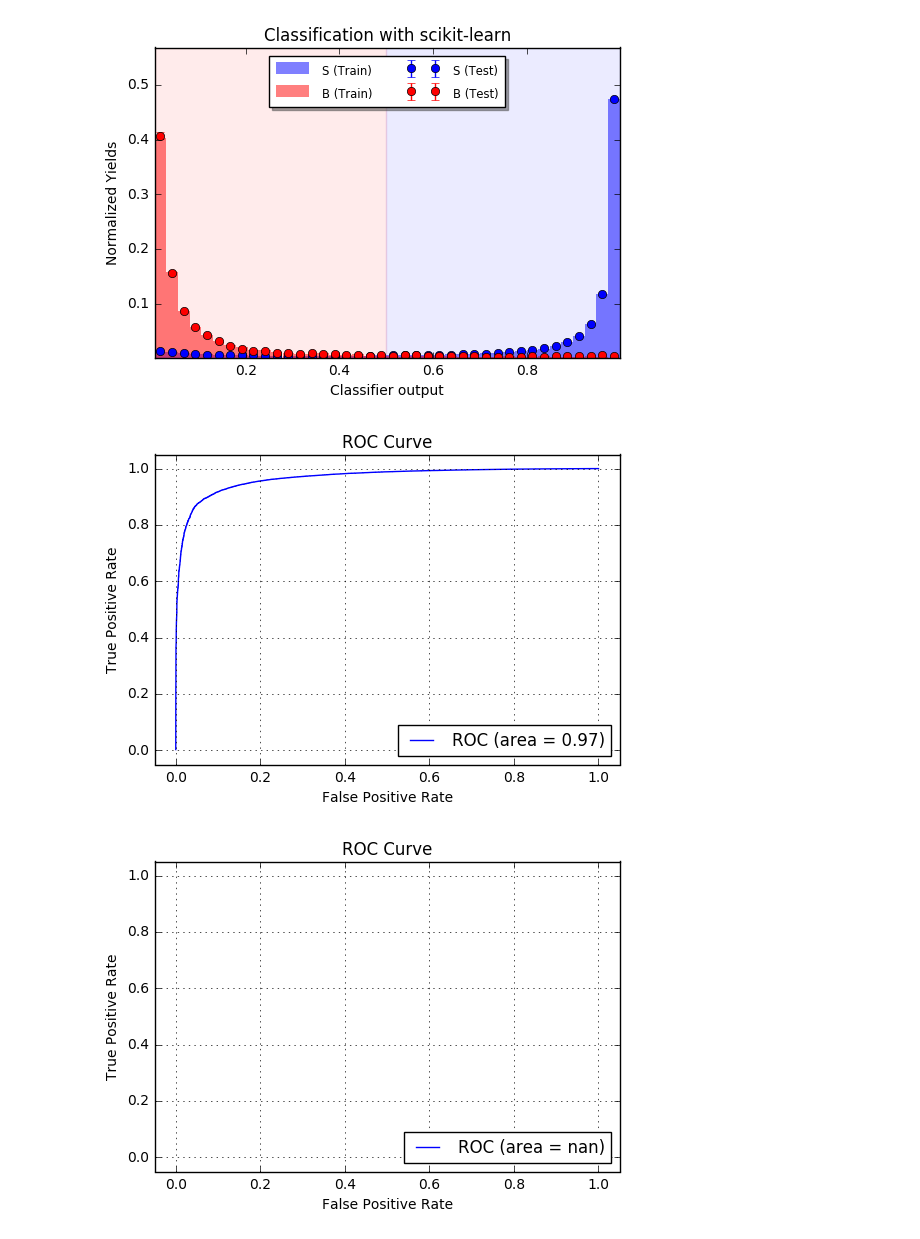
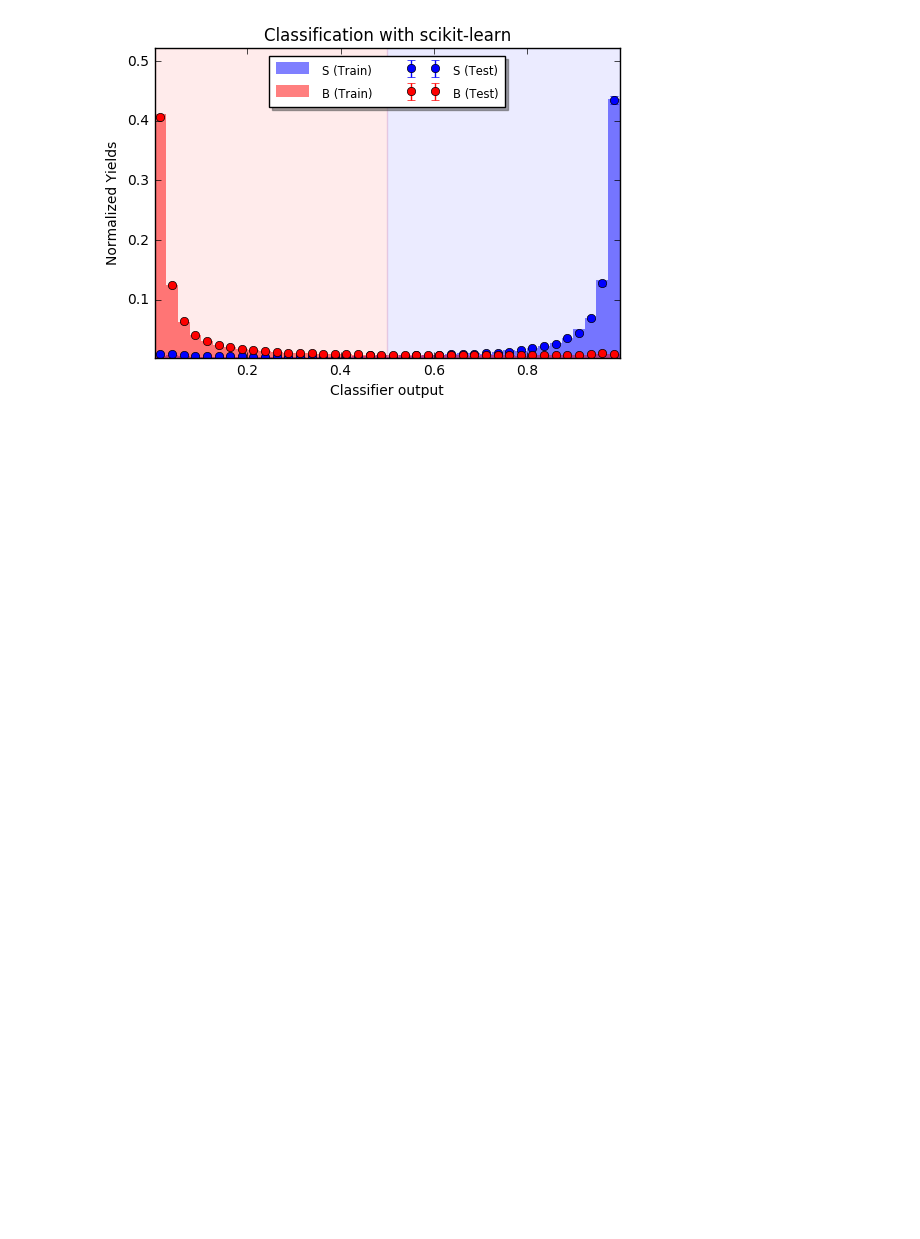
Before and after one commit to michelif/HHbbgg_ETH, a Jupyter notebook: Training/notebooks/trainMVAHHbbgg_bjetSamples.ipynb, the cells around one changed output. Saved outputs shown, nothing was run; the diff lists cells and outputs as text; code cells hidden in the pictures; blank space fills up the shorter version.

```diff
--- a/Training/notebooks/trainMVAHHbbgg_bjetSamples.ipynb
+++ b/Training/notebooks/trainMVAHHbbgg_bjetSamples.ipynb
@@ -50,6 +51,6 @@ using signal file n.0: /mnt/t3nfs01/data01/shome/micheli/HHbbgg_ETH/root_files/2
 # %%
 ###simple stupid test
-branch_names = 'leadingJet_bDis,subleadingJet_bDis,leadingPhotonSigOverE,subleadingPhotonSigOverE,sigmaMOverMDecorr,PhoJetMinDr'.split(",")
+#branch_names = 'leadingJet_bDis,subleadingJet_bDis,leadingPhotonSigOverE,subleadingPhotonSigOverE,sigmaMOverMDecorr,PhoJetMinDr'.split(",")
 
 #use noexpand for root expressions, it needs this file https://github.com/ibab/root_pandas/blob/master/root_pandas/readwrite.py
 #branch_names = 'leadingJet_bDis,subleadingJet_bDis,noexpand:fabs(CosThetaStar_CS),noexpand:fabs(CosTheta_bb),noexpand:fabs(CosTheta_gg),noexpand:diphotonCandidate.Pt()/diHiggsCandidate.M(),noexpand:dijetCandidate.Pt()/diHiggsCandidate.M(),customLeadingPhotonIDMVA,customSubLeadingPhotonIDMVA,leadingPhotonSigOverE,subleadingPhotonSigOverE,sigmaMOverMDecorr,DiJetDiPho_DR'.split(",")
@@ -57,7 +58,7 @@ branch_names = 'leadingJet_bDis,subleadingJet_bDis,leadingPhotonSigOverE,sublead
 ###### REMOVING DR(hh) since not SAFE
 ### remove DR if you don't want to use it
 ### adding minDr(Gamma,Jet)
-#branch_names = 'leadingJet_bDis,subleadingJet_bDis,noexpand:fabs(CosThetaStar_CS),noexpand:fabs(CosTheta_bb),noexpand:fabs(CosTheta_gg),noexpand:diphotonCandidate.Pt()/diHiggsCandidate.M(),noexpand:dijetCandidate.Pt()/diHiggsCandidate.M(),customLeadingPhotonIDMVA,customSubLeadingPhotonIDMVA,leadingPhotonSigOverE,subleadingPhotonSigOverE,sigmaMOverMDecorr,PhoJetMinDr'.split(",")
+branch_names = 'leadingJet_bDis,subleadingJet_bDis,noexpand:fabs(CosThetaStar_CS),noexpand:fabs(CosTheta_bb),noexpand:fabs(CosTheta_gg),noexpand:diphotonCandidate.Pt()/diHiggsCandidate.M(),noexpand:dijetCandidate.Pt()/diHiggsCandidate.M(),customLeadingPhotonIDMVA,customSubLeadingPhotonIDMVA,leadingPhotonSigOverE,subleadingPhotonSigOverE,sigmaMOverMDecorr,PhoJetMinDr'.split(",") #set of variables March 2017
 #### Trying to add Mjj as variable, removing DR
 #branch_names = 'leadingJet_bDis,subleadingJet_bDis,noexpand:fabs(CosThetaStar_CS),noexpand:fabs(CosTheta_bb),noexpand:fabs(CosTheta_gg),noexpand:diphotonCandidate.Pt()/diHiggsCandidate.M(),noexpand:dijetCandidate.Pt()/diHiggsCandidate.M(),customLeadingPhotonIDMVA,customSubLeadingPhotonIDMVA,leadingPhotonSigOverE,subleadingPhotonSigOverE,sigmaMOverMDecorr,noexpand:dijetCandidate.M()'.split(",")
 #### Trying to add Mjj as variable, keeping DR
@@ -87,7 +88,7 @@ X_bkg,y_bkg,weights_bkg,X_sig,y_sig,weights_sig=preprocessing.set_variables(bran
 #relative weighting between components of one class is kept, all classes normalized to the same
 weights_sig=preprocessing.weight_signal_with_resolution(weights_sig,y_sig)
 #reweight also resonant higgs with resolution
-weights_bkg=preprocessing.weight_background_with_resolution(weights_bkg,y_bkg,-3)
+#weights_bkg=preprocessing.weight_background_with_resolution(weights_bkg,y_bkg,-3)
 #weights_bkg=preprocessing.weight_background_with_resolution(weights_bkg,y_bkg,-4)
 
 
@@ -96,7 +97,7 @@ weights_bkg,weights_sig=preprocessing.normalize_process_weights(weights_bkg,y_bk
 #######correct weight
 #weights_bkg=preprocessing.scale_process_weight(weights_bkg,y_bkg,-3.,0.0049)
 #try to increase weight of ggH
-weights_bkg=preprocessing.scale_process_weight(weights_bkg,y_bkg,-3.,0.049)
+#weights_bkg=preprocessing.scale_process_weight(weights_bkg,y_bkg,-3.,0.049)
 
 #weights_bkg=preprocessing.scale_process_weight(weights_bkg,y_bkg,-4.,0.00044)
 
@@ -144,15 +148,13 @@ joblib.dump(clf, os.path.expanduser('~/HHbbgg_ETH_devel/Training/output_files/si
 # %%
 import matplotlib.pyplot as plt
 
 plotting.plot_classifier_output(clf,X_total_train,X_total_test,y_total_train,y_total_test,outString="xbrg_resWeight_optimized_ggH_reweight_smalltest")
 plt.show()
-fpr_gJets_2ndtest_2,tpr_gJets_2ndtest_2 = plotting.plot_roc_curve_multiclass_singleBkg(X_total_test,y_total_test,clf,-2,outString="xgbr_gJets_resWeighting_optimized_ggH_reweight_smalltest",weights=w_total_test)
-plt.show()
-fpr_dipho_2ndtest_2,tpr_dipho_2ndtest_2 = plotting.plot_roc_curve_multiclass_singleBkg(X_total_test,y_total_test,clf,-1,outString="xgbr_diphotons_resWeighting_optimized_ggH_reweight_smalltest",weights=w_total_test)
-plt.show()
-fpr_dipho_2ndtest_2,tpr_dipho_2ndtest_2 = plotting.plot_roc_curve_multiclass_singleBkg(X_total_test,y_total_test,clf,-3,outString="xgbr_diphotonsBJets_resWeighting_optimized_ggH_reweight_smalltest",weights=w_total_test)
-plt.show()
+#fpr_gJets_2ndtest_2,tpr_gJets_2ndtest_2 = plotting.plot_roc_curve_multiclass_singleBkg(X_total_test,y_total_test,clf,-2,outString="xgbr_gJets_resWeighting_optimized_ggH_reweight_smalltest",weights=w_total_test)
+#plt.show()
+#fpr_dipho_2ndtest_2,tpr_dipho_2ndtest_2 = plotting.plot_roc_curve_multiclass_singleBkg(X_total_test,y_total_test,clf,-1,outString="xgbr_diphotons_resWeighting_optimized_ggH_reweight_smalltest",weights=w_total_test)
+#plt.show()
+#fpr_dipho_2ndtest_2,tpr_dipho_2ndtest_2 = plotting.plot_roc_curve_multiclass_singleBkg(X_total_test,y_total_test,clf,-3,outString="xgbr_diphotonsBJets_resWeighting_optimized_ggH_reweight_smalltest",weights=w_total_test)
+#plt.show()
 # %% [output]
-[figure, old version]
+[figure, new version]
-[figure, removed]
-[figure, removed]
```
Also changed, not shown: parts of 7 cells of this notebook, 4 other files.
